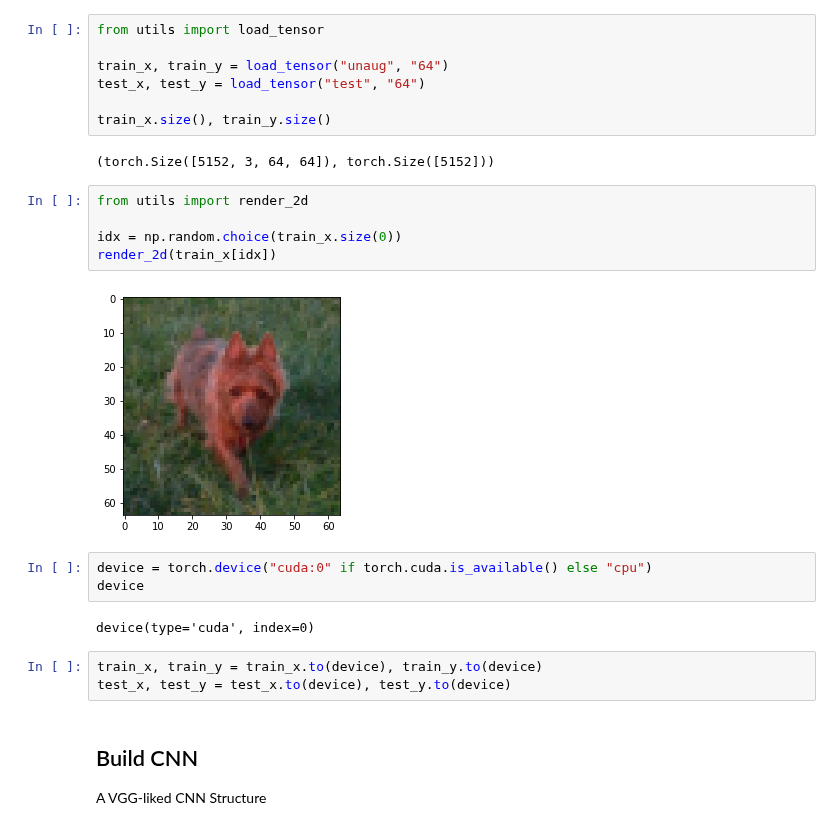
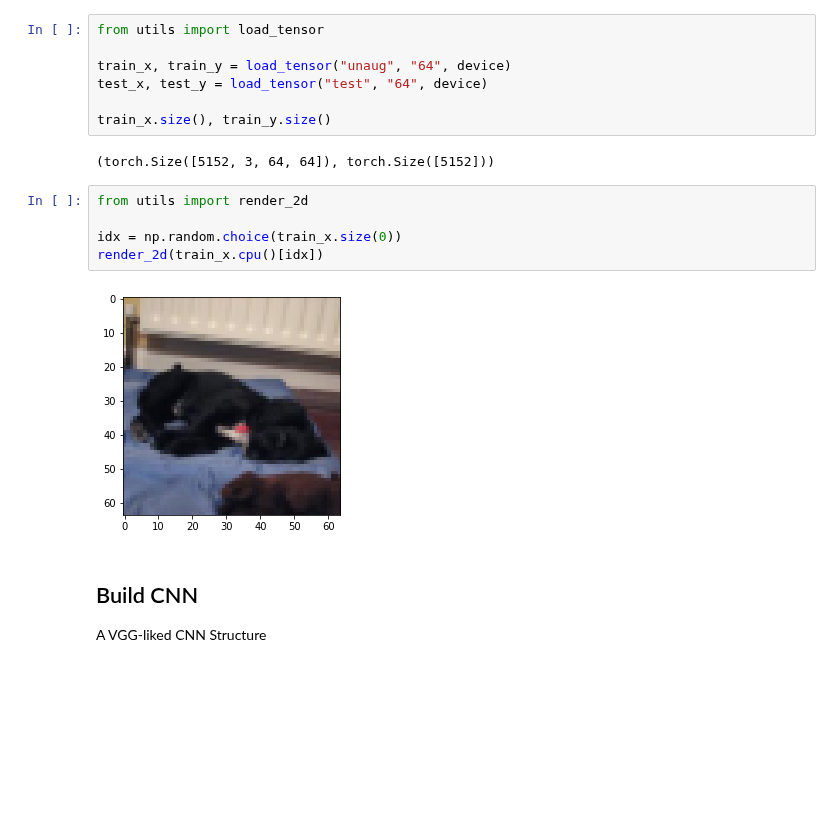
Before and after one commit to Chen-Yiyang/cs4243_project, a Jupyter notebook: 3_baseline_cnn.ipynb, the cells around one changed output. Cells and saved outputs as stored; diff of their text form; blank space fills up the shorter version.

```diff
--- a/3_baseline_cnn.ipynb
+++ b/3_baseline_cnn.ipynb
@@ -24,8 +29,8 @@ import matplotlib.pyplot as plt
 # %%
 from utils import load_tensor
 
-train_x, train_y = load_tensor("unaug", "64")
-test_x, test_y = load_tensor("test", "64")
+train_x, train_y = load_tensor("unaug", "64", device)
+test_x, test_y = load_tensor("test", "64", device)
 
 train_x.size(), train_y.size()
 # %% [output]
@@ -33,18 +38,10 @@ train_x.size(), train_y.size()
 # %%
 from utils import render_2d
 
 idx = np.random.choice(train_x.size(0))
-render_2d(train_x[idx])
+render_2d(train_x.cpu()[idx])
 # %% [output]
-[figure, old version]
+[figure, new version]
-# %%
-device = torch.device("cuda:0" if torch.cuda.is_available() else "cpu")
-device
-# %% [output]
-device(type='cuda', index=0)
-# %%
-train_x, train_y = train_x.to(device), train_y.to(device)
-test_x, test_y = test_x.to(device), test_y.to(device)
 # %% [markdown]
 ## Build CNN
 
```
Also changed, not shown: parts of 7 cells of this notebook, 5 other files.
